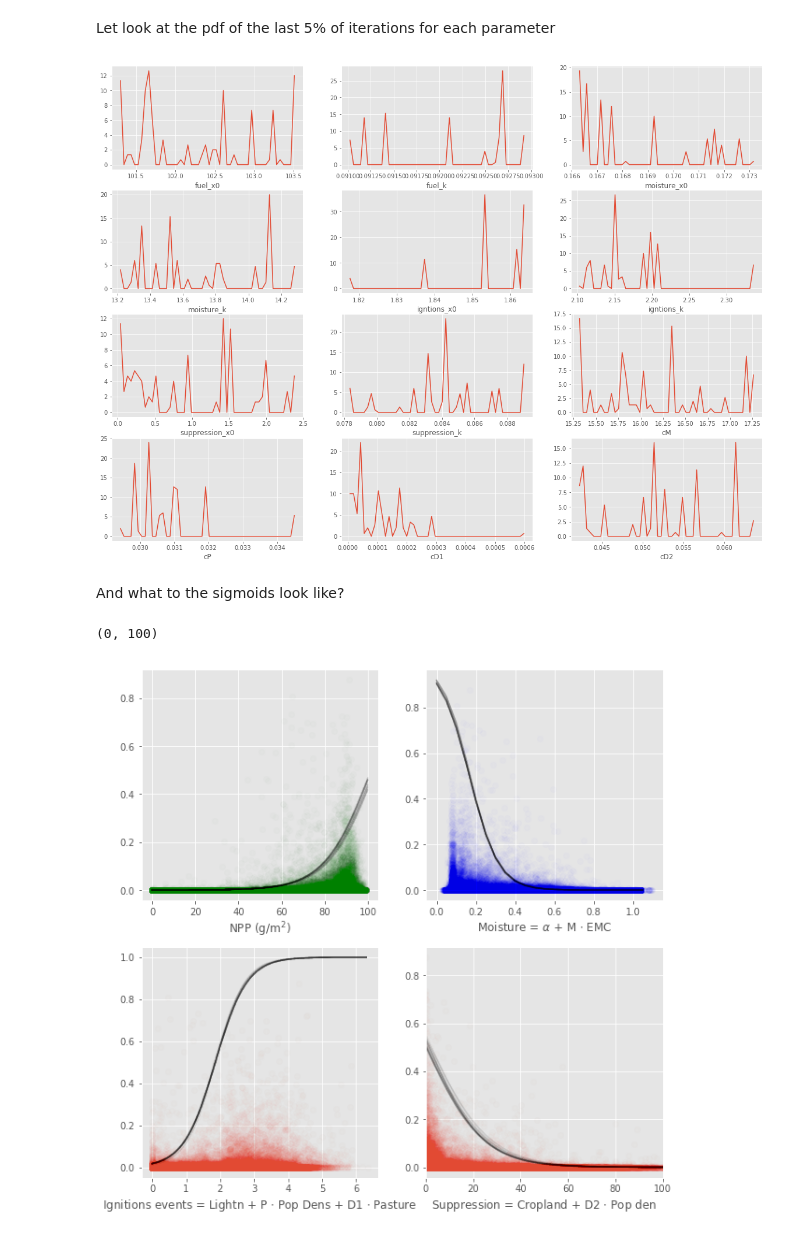
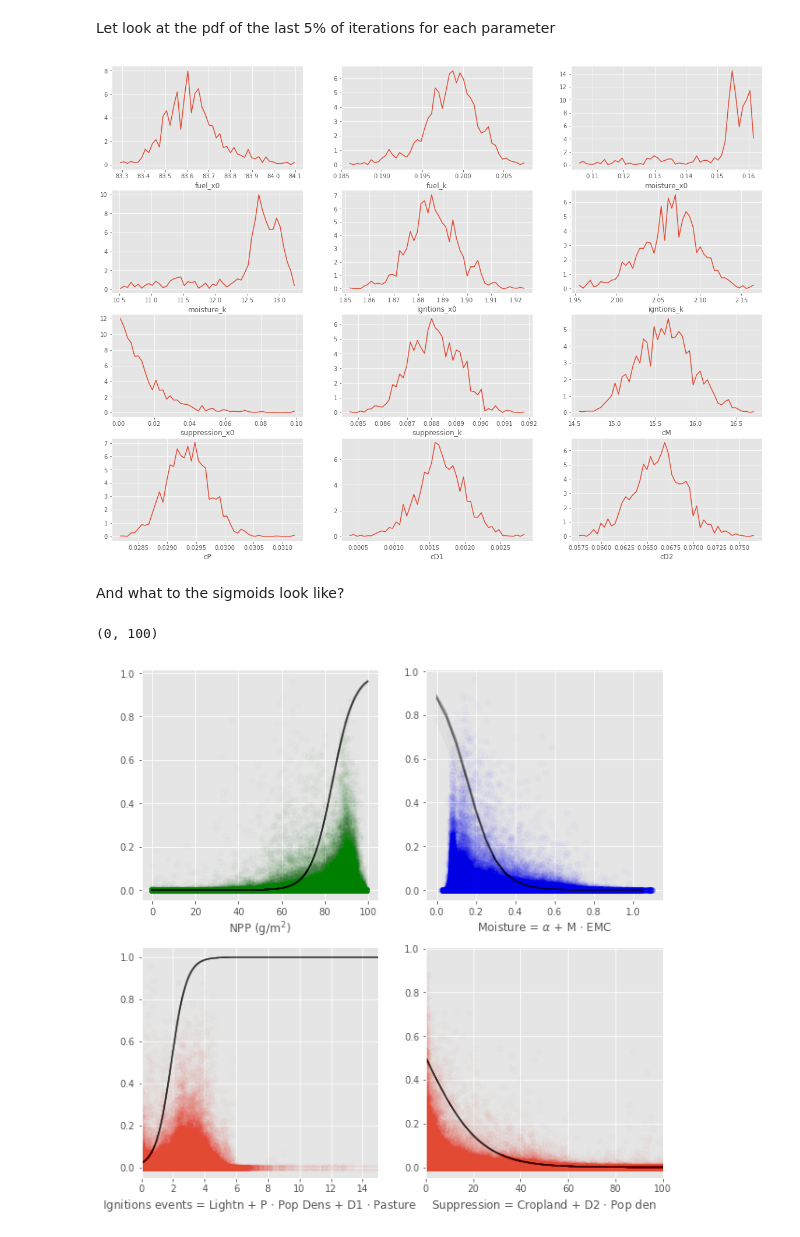
Before and after one commit to rhyswhitley/fire_limitation, a Jupyter notebook: notebooks/bayesian_inference.ipynb, the cells around one changed output. Drawn from its saved outputs; the diff is of its cells as text; code cells hidden in the pictures.

```diff
--- a/notebooks/bayesian_inference.ipynb
+++ b/notebooks/bayesian_inference.ipynb
@@ -114,11 +114,11 @@ plt.style.use('ggplot')
 %matplotlib inline
 
 # paths and parameters
-sample_pc     = 2
-nIterations   = 3000
+sample_pc     = 10
+nIterations   = 10000
 outPath       = "../data/globfire.csv"
 param_outpath = '../outputs/params.csv'
-trace_db      = '../data/firemodel_trace3.db'
+trace_db      = '../data/firemodel_trace_maxF.db'
 # %%
 def npLog0 (x):
     return [np.log(i) if i > 0 else 0.0000001 for i in x]
@@ -267,6 +267,7 @@ with pm3.Model() as fire_error:
     suppression_x0 = pm3.Uniform('suppression_x0',     0.0,  100.0)
     suppression_k  = pm3.Uniform('suppression_k' ,     0.0, 1000.0)
 
+    max_f          = pm3.Uniform('max_f'         ,     0.0,    1.0)
 # now for the hyper-parameters that describe the independent fire condition covariates
     cM  = pm3.Uniform('cM' , 0, 1e4)
     #cL  = pm3.Uniform('cL' , 0, 1e4)
@@ -352,7 +353,7 @@ The iterations at the start are just letting the optimization settle. So we will
 # %%
 varnames = mcmc_traces.varnames
 
-def cutFirstX(varname, ncut = 95):
+def cutFirstX(varname, ncut = 50):
     vals = mcmc_traces.get_values(varname)
     ncut = round(len(vals) * ncut / 100)
     vals = vals[ncut:]
@@ -394,7 +395,7 @@ for i in variables2Plot:
     pn = pn + 1
     plotVar(i, pn)
 # %% [output]
-[figure, old version]
+[figure, new version]
 # %% [markdown]
 And what to the sigmoids look like?
 # %%
@@ -482,32 +483,32 @@ r_Ignite = randomParam(Ignite, 'igntions_x0', 'igntions_k')
 #yay = returnSigmoid(Ignite, 10, 1.0)
 #Ignite = np.exp(Ignite)
 for r in r_Ignite: plt.plot(Ignite, r, 'k', alpha=.01)
 
 #plt.plot(Ignite, yay, 'red')
 
 
 ## cfg plot
 #plt.xscale('log')
-#plt.xlim(0,15)
+plt.xlim(0,15)
 
 ####################
 ## Suppression    ##
 ####################
 plt.subplot(2, 2, 4)
 #scatter plot
 cD2 = np.mean(vals['cD2'])
 f_suppression = supression(fd["cropland"].values, \
                            fd["population_density"].values, \
                            cD2)
 
 pltVsFire(f_suppression, "Suppression = Cropland + D2 $\cdot$ Pop den")
 
 # Line of best fit
 Suppress = np.arange(0, 100, 0.01)
 r_suppression = randomParam(Suppress, 'suppression_x0', 'suppression_k', -1.0)
 for r in r_suppression: plt.plot(Suppress, r, 'k', alpha=.01)
 
 plt.xlim(0, 100)
 # %% [output]
 (0, 100)
-[figure, old version]
+[figure, new version]
```
Also changed, not shown: parts of 4 cells of this notebook.
